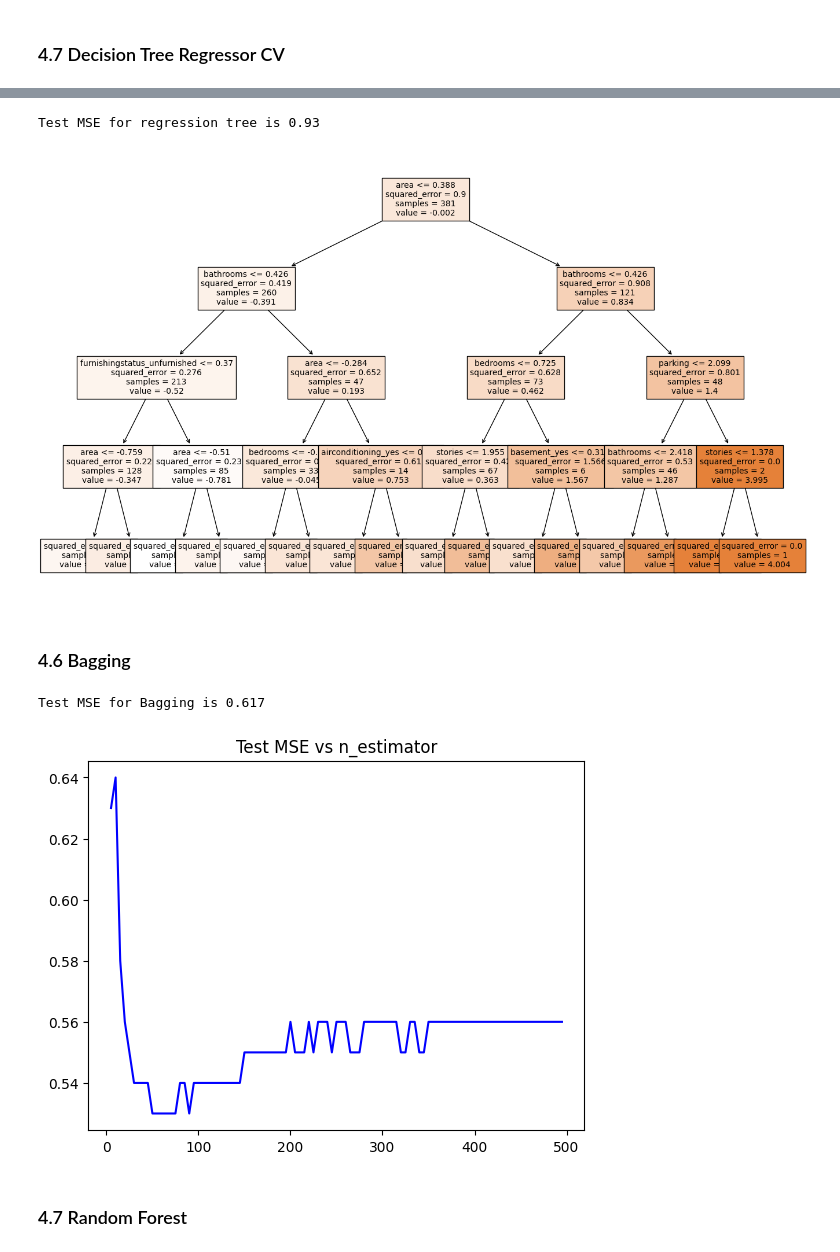
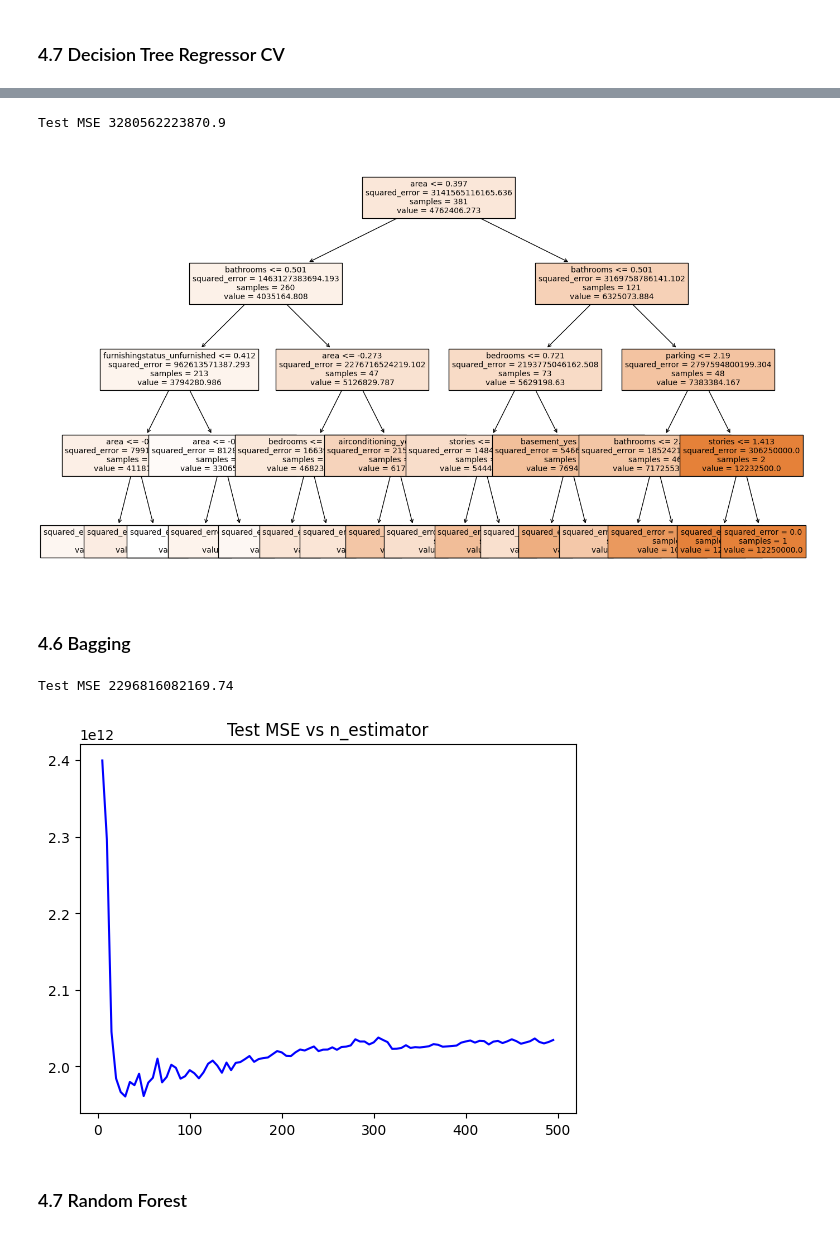
Before and after one commit to Taweilo/usa-house-price-prediction, a Jupyter notebook: Code_House_Price_Prediction.ipynb, the cells around one changed output, grey strips where cells are left out. Cells and saved outputs as stored; diff of their text form; code cells hidden in the pictures.

```diff
--- a/Code_House_Price_Prediction.ipynb
+++ b/Code_House_Price_Prediction.ipynb
@@ -458,7 +434,7 @@ Test MSE for RidgeCV is 0.436
 ### 4.4 Elastic net
 # %%
 ENcv = ElasticNetCV(alphas=None, cv=5, max_iter=1000) # default l1_ratio=0.5
-ENcv.fit(X_train, y_train)
+ENcv.fit(scale(X_train), y_train)
 
 print('The best alpha from ElasticNetCV:', round(ENcv.alpha_,3))
 # %% [output]
@@ -466,11 +442,11 @@ The best alpha from ElasticNetCV: 0.001
 # %%
 # with the best alpha
 lasso.set_params(alpha=lassocv.alpha_)
-lasso.fit(X_train, y_train)
+lasso.fit(scale(X_train), y_train)
 
 EN=ElasticNet()
 EN.set_params(alpha=ENcv.alpha_)
-EN.fit(X_train, y_train)
+EN.fit(scale(X_train), y_train)
 
 print('The coefficients are:')
 print(pd.Series(EN.coef_.flatten(), index=X.columns))
@@ -503,9 +479,9 @@ mse_train = [-1]*50
 mse_test = [-1]*50
 for K in range(50):
     model = KNeighborsRegressor(n_neighbors = K+1)
-    model.fit(X_train, y_train)  #fit the model
-    mse_train[K] = mean_squared_error(y_train, model.predict(X_train))
-    mse_test[K] = mean_squared_error(y_test, model.predict(X_test))
+    model.fit(scale(X_train), y_train)  #fit the model
+    mse_train[K] = mean_squared_error(y_train, model.predict(scale(X_train)))
+    mse_test[K] = mean_squared_error(y_test, model.predict(scale(X_test)))
 # %%
 fig, ax1 = plt.subplots(figsize=(6, 4))
 plt.plot(np.arange(50)+1, mse_train,  color = 'blue', marker = '.', markersize = 8, markeredgecolor = 'black', markerfacecolor = 'black',label = 'mse_train')
@@ -569,7 +545,7 @@ mse_dtr = []
 for i in range(1, 11):
     dtc_i = DecisionTreeRegressor(max_depth=i, random_state=0)
     # perform 5-fold cross-validation and get the mean squared error
-    cv_mse_dtr  = -cross_val_score(dtc_i, X_train, y_train, cv=5, scoring='neg_mean_squared_error').mean()
+    cv_mse_dtr  = -cross_val_score(dtc_i, scale(X_train), y_train, cv=5, scoring='neg_mean_squared_error').mean()
     mse_dtr.append(cv_mse_dtr )
 
 fig, ax1 = plt.subplots(figsize=(6, 4))
@@ -603,17 +579,17 @@ The best model has max_depth=4 with a cross-validation train MSE of 0.49.
 # %%
 # Visualize regression tree
 regr_tree =  DecisionTreeRegressor(max_depth=best_model_idx+1,random_state = 0)
-model=regr_tree.fit(X_train,y_train)
+model=regr_tree.fit(scale(X_train),y_train)
 fn = X.columns
 cn = y.unique()
 plt.figure(figsize = (16,10))
 plot_tree(regr_tree, feature_names = fn, class_names = cn, filled = True, fontsize=10);
 y_pred=regr_tree.predict(scale(X_test))
 mse_regr_tree = round(mean_squared_error(y_test, y_pred),2)
-print(f"Test MSE for regression tree is {mse_regr_tree}")
+print(f"Test MSE {mse_regr_tree}")
 # %% [output]
-Test MSE for regression tree is 0.93
+Test MSE 3280562223870.9
-[figure, old version]
+[figure, new version]
 # %% [markdown]
 ### 4.6 Bagging
 # %%
@@ -623,15 +599,15 @@ regr_bag = BaggingRegressor(n_estimators=10, random_state=0).fit(X_train, y_trai
 # %%
-y_pred=regr_bag.predict(X_test)
+y_pred=regr_bag.predict(scale(X_test))
 mse_bagging = round(mean_squared_error(y_test, y_pred),3)
-print(f"Test MSE for Bagging is {mse_bagging}")
+print(f"Test MSE {mse_bagging}")
 # %% [output]
-Test MSE for Bagging is 0.617
+Test MSE 2296816082169.74
 # %%
 mse_list_bagging = []
 n_list = np.arange(5,500,5)
 for n in n_list:
     regr_bag = BaggingRegressor(n_estimators=n,random_state=0).fit(scale(X_train), y_train)
-    y_pred=regr_bag.predict(X_test)
+    y_pred=regr_bag.predict(scale(X_test))
     mse_bagging = round(mean_squared_error(y_test, y_pred),2)
     mse_list_bagging.append(mse_bagging)
 
@@ -639,7 +615,7 @@ plt.plot(n_list, mse_list_bagging,  color = 'blue', markerfacecolor = 'black',la
 plt.title('Test MSE vs n_estimator')
 plt.show()
 # %% [output]
-[figure, old version]
+[figure, new version]
 # %% [markdown]
 ### 4.7 Random Forest
 # %%
```
Also changed, not shown: parts of 53 cells of this notebook.
